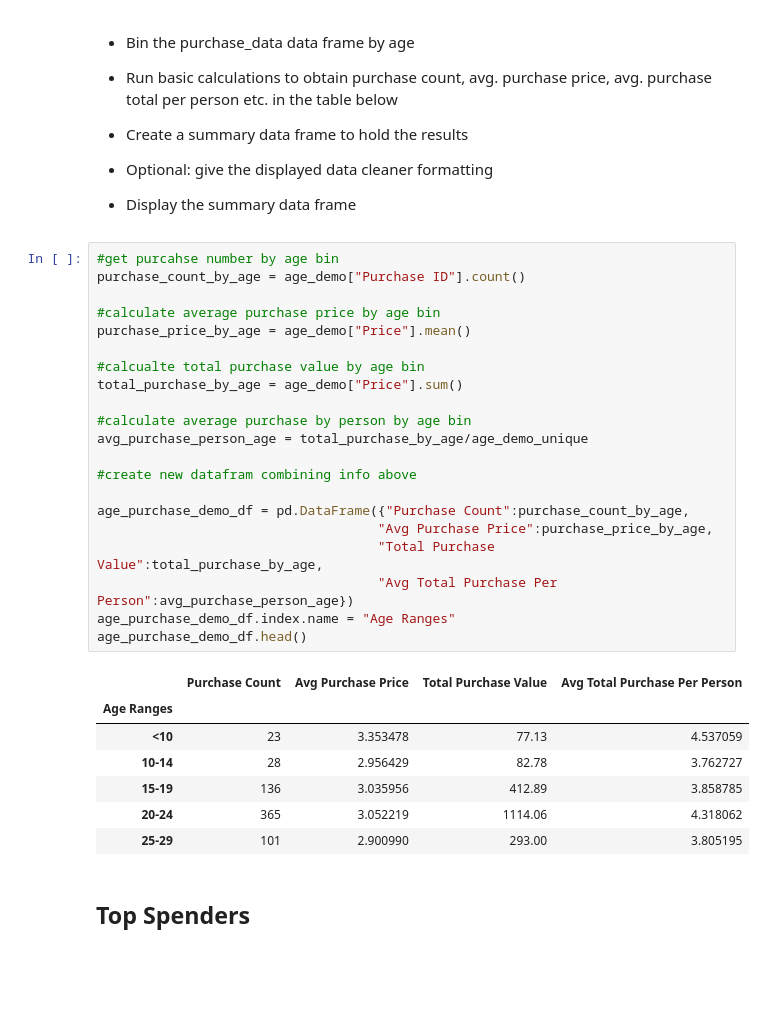
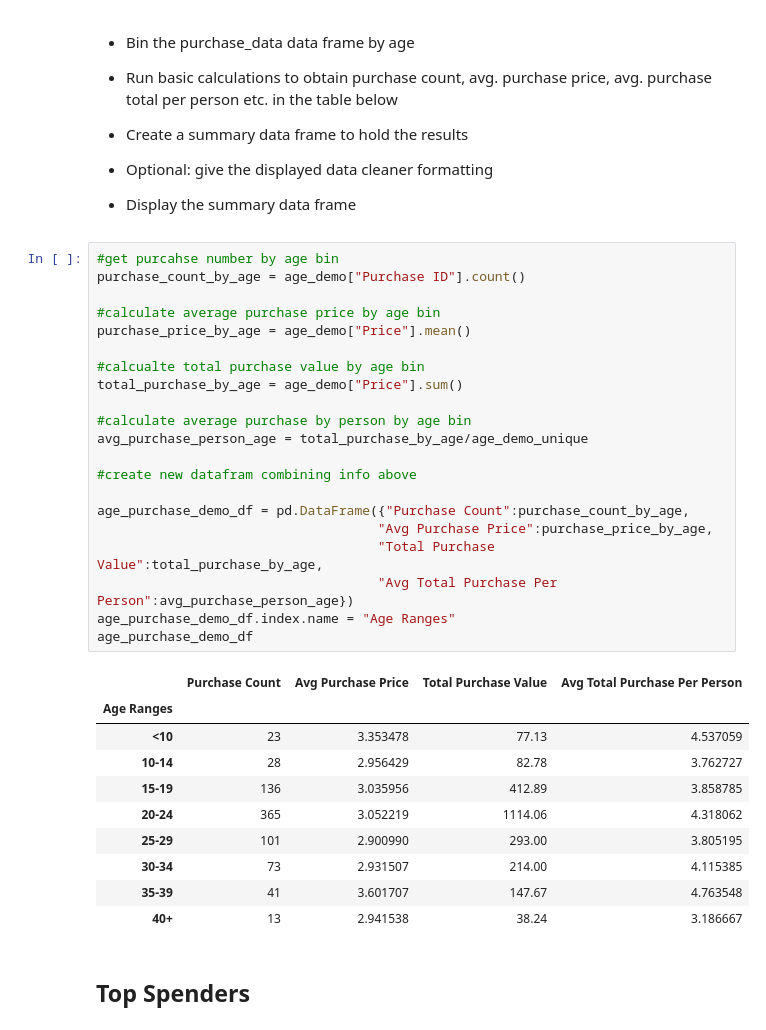
Before and after one commit to Boyder3113/Pandas, a Jupyter notebook: HeroesOfPymoli/HeroesOfPymoli_starter.ipynb, the cells around one changed output. Cells and saved outputs as stored; diff of their text form; blank space fills up the shorter version.

```diff
--- a/HeroesOfPymoli/HeroesOfPymoli_starter.ipynb
+++ b/HeroesOfPymoli/HeroesOfPymoli_starter.ipynb
@@ -244,32 +244,35 @@ age_demographic_df
 # %%
 #get purcahse number by age bin
 purchase_count_by_age = age_demo["Purchase ID"].count()
 
 #calculate average purchase price by age bin
 purchase_price_by_age = age_demo["Price"].mean()
 
 #calcualte total purchase value by age bin
 total_purchase_by_age = age_demo["Price"].sum()
 
 #calculate average purchase by person by age bin
 avg_purchase_person_age = total_purchase_by_age/age_demo_unique
 
 #create new datafram combining info above
 
 age_purchase_demo_df = pd.DataFrame({"Purchase Count":purchase_count_by_age,
                                     "Avg Purchase Price":purchase_price_by_age,
                                     "Total Purchase Value":total_purchase_by_age,
                                     "Avg Total Purchase Per Person":avg_purchase_person_age})
 age_purchase_demo_df.index.name = "Age Ranges"
-age_purchase_demo_df.head()
+age_purchase_demo_df
 # %% [output]
 |  | Purchase Count | Avg Purchase Price | Total Purchase Value | Avg Total Purchase Per Person |
 | Age Ranges |  |  |  |  |
 | <10 | 23 | 3.353478 | 77.13 | 4.537059 |
 | 10-14 | 28 | 2.956429 | 82.78 | 3.762727 |
 | 15-19 | 136 | 3.035956 | 412.89 | 3.858785 |
 | 20-24 | 365 | 3.052219 | 1114.06 | 4.318062 |
 | 25-29 | 101 | 2.900990 | 293.00 | 3.805195 |
+| 30-34 | 73 | 2.931507 | 214.00 | 4.115385 |
+| 35-39 | 41 | 3.601707 | 147.67 | 4.763548 |
+| 40+ | 13 | 2.941538 | 38.24 | 3.186667 |
 # %% [markdown]
 ## Top Spenders
 # %% [markdown]
```
Also changed, not shown: parts of 1 cell of this notebook, 1 other file.
